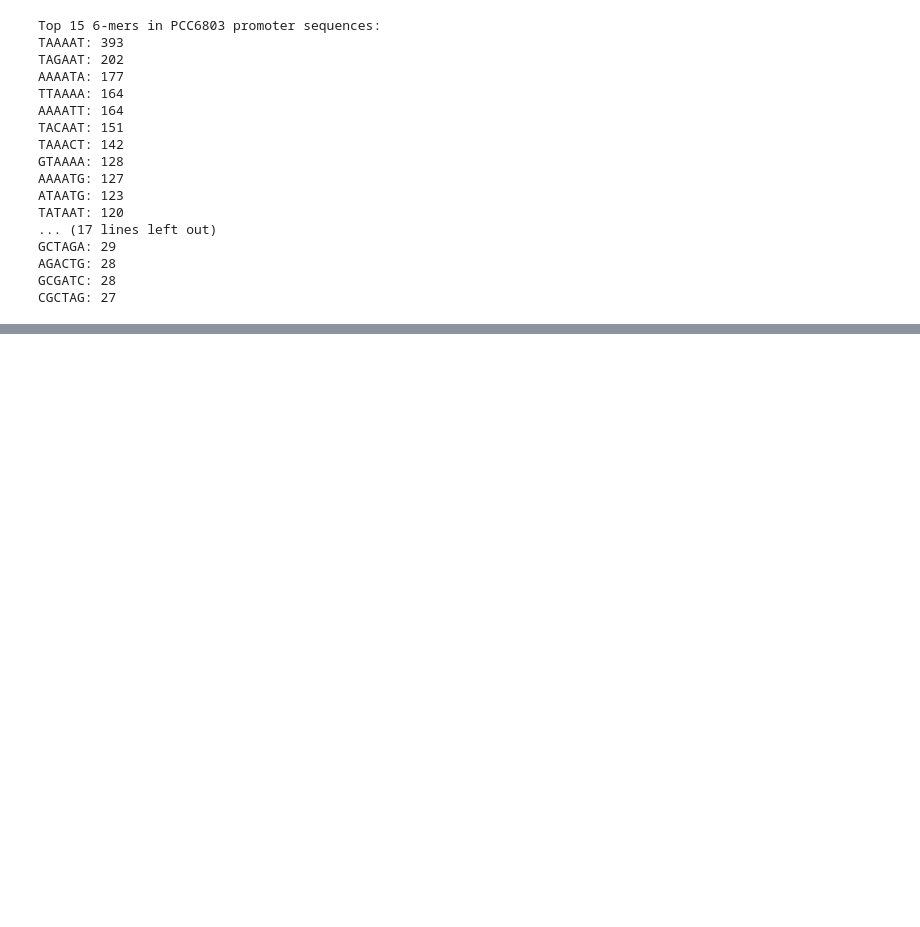
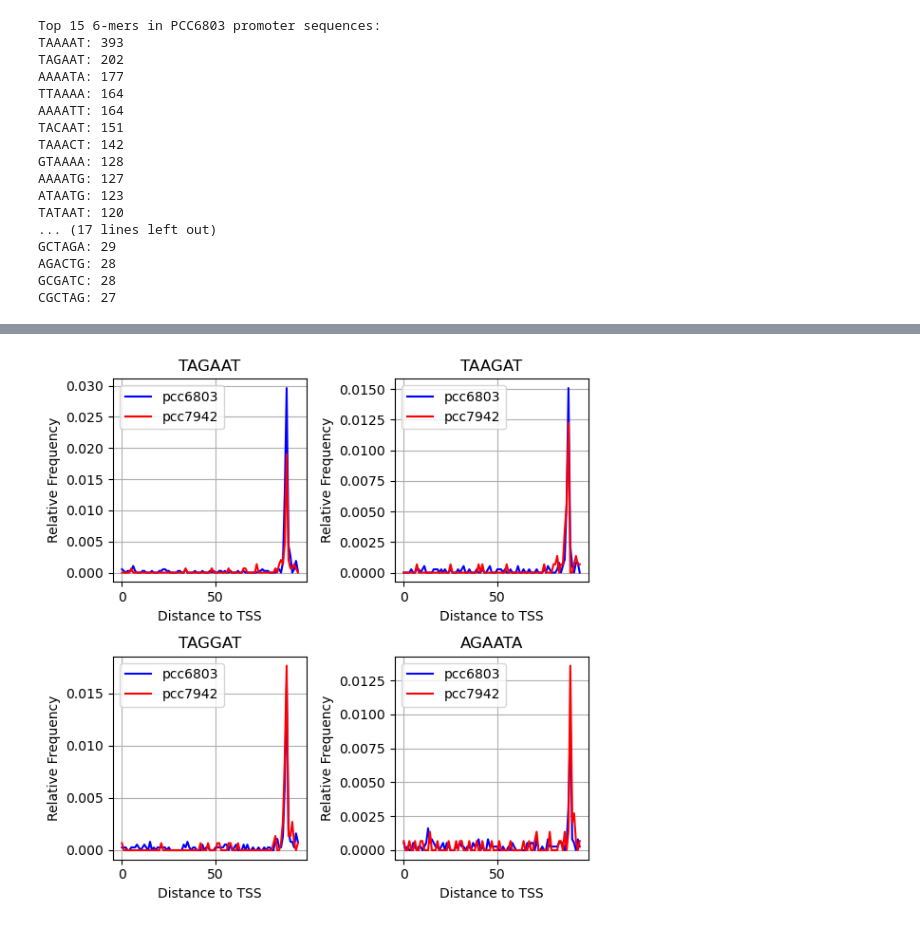
Before and after one commit to foryourjoy/bio-ai-capstone, a Jupyter notebook: PCC6803/3-1. 6-mer frequency.ipynb, the cells around one changed output, grey strips where cells are left out. Saved outputs shown, nothing was run; the diff lists cells and outputs as text; code cells hidden in the pictures; blank space fills up the shorter version.

```diff
--- a/PCC6803/3-1. 6-mer frequency.ipynb
+++ b/PCC6803/3-1. 6-mer frequency.ipynb
@@ -371,0 +515,53 @@ CGCTAG: 27
+# %%
+import matplotlib.pyplot as plt
+from collections import Counter, defaultdict
+import numpy as np
+
+# Function to calculate 6-mer frequencies at each position
+def calculate_6mer_frequencies(sequences):
+    position_frequencies = defaultdict(Counter)
+    for seq in sequences:
+        for i in range(len(seq) - 5):
+            kmer = seq[i:i+6]
+            position_frequencies[i][kmer] += 1
+    return position_frequencies
+
+# Calculate 6-mer frequencies for both sets of sequences
+nat_position_frequencies = calculate_6mer_frequencies(nat_promoter)
+pcc7942_position_frequencies = calculate_6mer_frequencies(pcc7942)
+
+# Normalize frequencies to get relative frequencies
+def normalize_frequencies(position_frequencies, total_sequences):
+    return {pos: {kmer: count / total_sequences for kmer, count in freqs.items()}
+            for pos, freqs in position_frequencies.items()}
+
+total_nat_sequences = len(nat_promoter)
+total_pcc7942_sequences = len(pcc7942)
+
+nat_relative_frequencies = normalize_frequencies(nat_position_frequencies, total_nat_sequences)
+pcc7942_relative_frequencies = normalize_frequencies(pcc7942_position_frequencies, total_pcc7942_sequences)
+
+# List of k-mers to plot
+kmers_to_plot = ['TAGAAT','TAAGAT','TAGGAT', 'AGAATA']  # Add more 6-mers as needed
+
+# Plotting the relative frequencies of each selected 6-mer
+plt.figure(figsize=(6, 6))
+
+for i, kmer in enumerate(kmers_to_plot):
+    positions = sorted(nat_relative_frequencies.keys())
+    nat_frequencies = [nat_relative_frequencies[pos].get(kmer, 0) for pos in positions]
+    pcc7942_frequencies = [pcc7942_relative_frequencies[pos].get(kmer, 0) for pos in positions]
+
+    plt.subplot(2,2, i + 1)
+    plt.plot(positions, nat_frequencies, color='b', label='pcc6803')
+    plt.plot(positions, pcc7942_frequencies, color='r', label='pcc7942')
+    plt.title(f'{kmer}')
+    plt.xlabel('Distance to TSS')
+    plt.ylabel('Relative Frequency')
+    plt.legend()
+    plt.grid(True)
+
+plt.tight_layout()
+plt.show()
+# %% [output]
+[figure, added]
```
Also changed, not shown: parts of 3 cells of this notebook, 13 other files.
